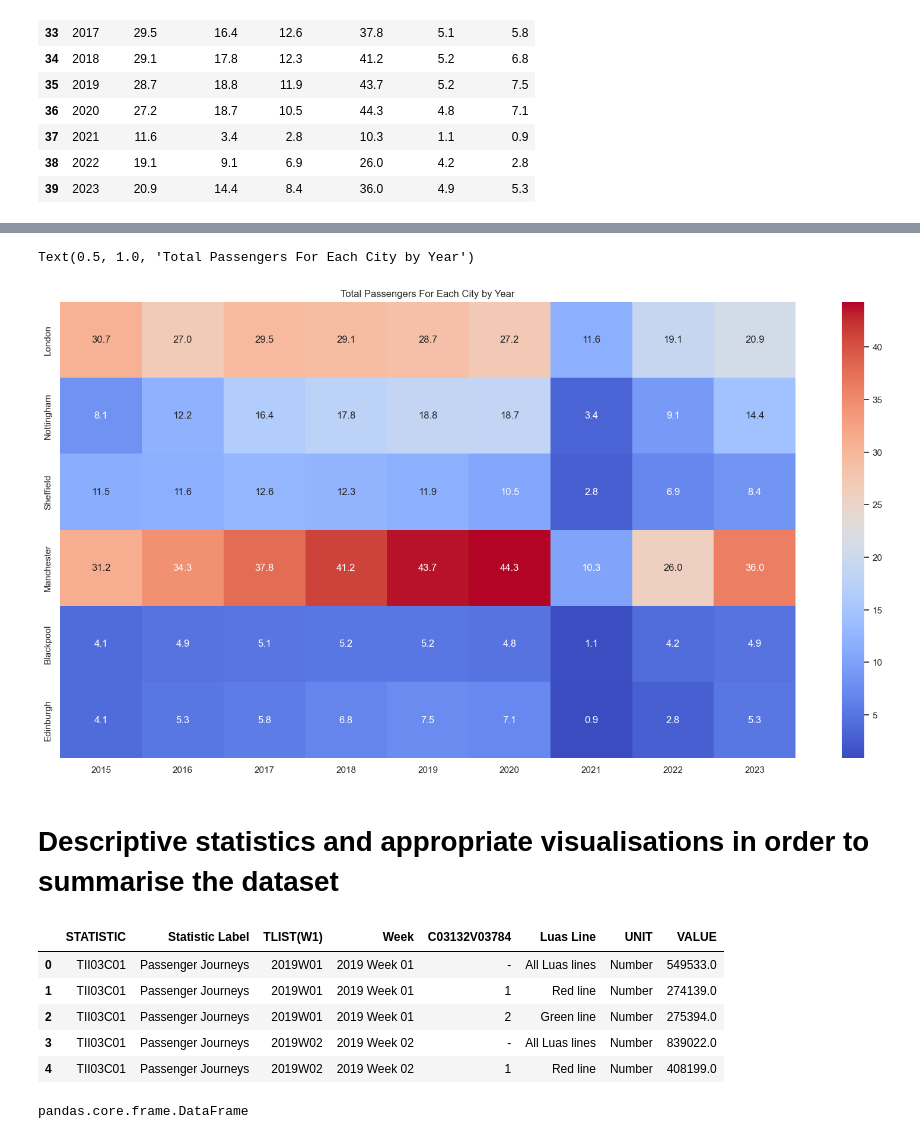
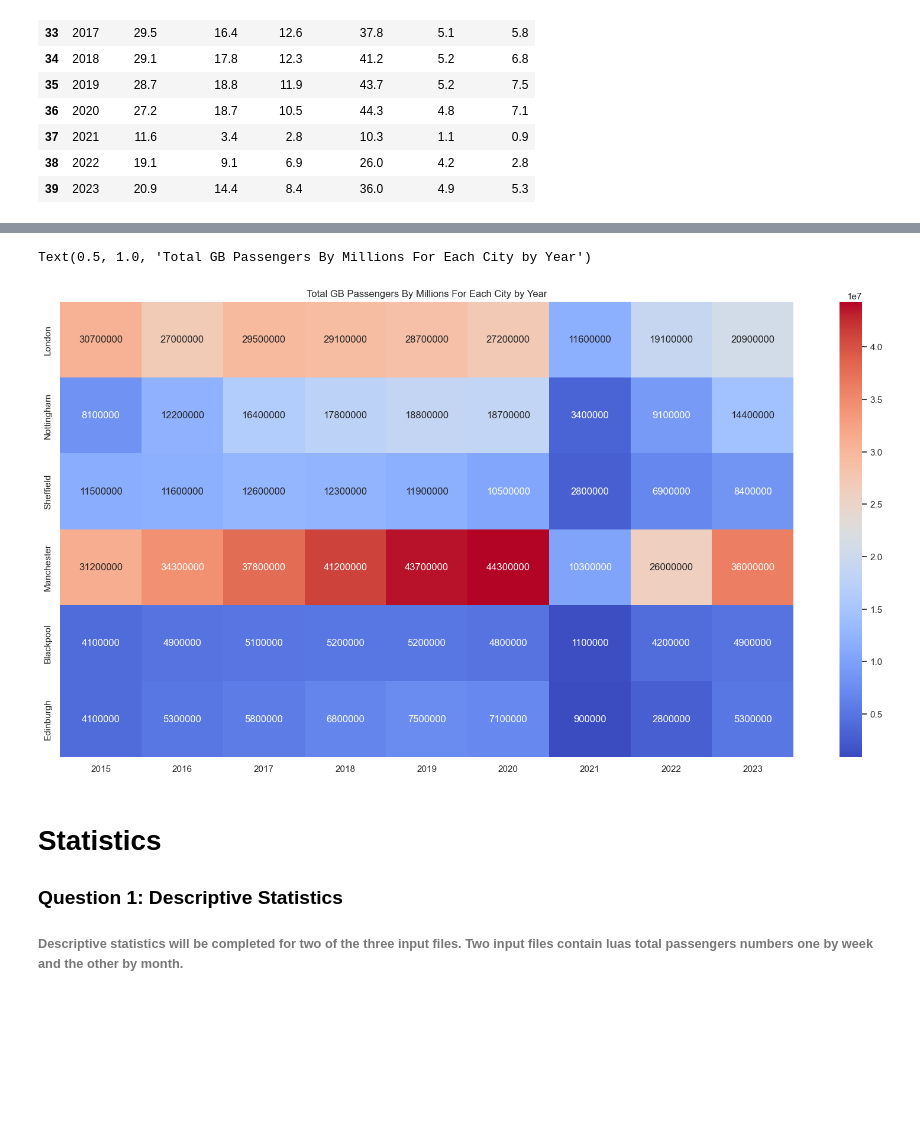
Before and after one commit to StphnKlly/DataAnalytics, a Jupyter notebook: CA2/MSC DA CA2 - Exploratory Data Analysis.ipynb, the cells around one changed output, grey strips where cells are left out. Drawn from its saved outputs; the diff is of its cells as text; code cells hidden in the pictures; blank space fills up the shorter version.

```diff
--- a/CA2/MSC DA CA2 - Exploratory Data Analysis.ipynb
+++ b/CA2/MSC DA CA2 - Exploratory Data Analysis.ipynb
@@ -806,11 +795,11 @@ df_GB_data.head(5)
 # EDA Step 5. Renaming the columns
 
 # Renaming the column names
-df_GB_data = df_GB_data.rename(columns={"Financial year ending March": "Year", "London Trams": "London",
+eda_gb_all_data_df = eda_gb_all_data_df.rename(columns={"Financial year ending March": "Year", "London Trams": "London",
                                         "Nottingham Express Transit": "Nottingham", "Sheffield Supertram": "Sheffield",
                                         "Manchester Metrolink [note 3]": "Manchester", "Blackpool Tramway": "Blackpool",
                                         "Edinburgh Trams": "Edinburgh"})
-df_GB_data.head(5)
+eda_gb_all_data_df.head(5)
 # %% [output]
 |  | Year | London | Nottingham | Sheffield | Manchester | Blackpool | Edinburgh |
 | 0 | 1984 | [w] | [w] | [w] | [w] | 6.2 | [w] |
@@ -847,8 +836,8 @@ dtype: int64
 # there are no null values found
 # the dataset does state: The symbol "[w]" is used to denote no data.
 # the symbol "[w]" will be replaced with zero
-df_GB_data = df_GB_data.replace('[w]', 0)
-df_GB_data.head()
+eda_gb_all_data_df = eda_gb_all_data_df.replace('[w]', 0)
+eda_gb_all_data_df.head()
 # %% [output]
 |  | Year | London | Nottingham | Sheffield | Manchester | Blackpool | Edinburgh |
 | 0 | 1984 | 0.0 | 0.0 | 0.0 | 0.0 | 6.2 | 0.0 |
@@ -881,5 +870,5 @@ df_GB_data.head()
 # %%
 # drop rows for years before 2015
 # years after 2015 have data for all selected cities
-GB_data_year_2015_onward = df_GB_data.truncate(before=31)
+eda_gb_2015_onward_data_df = eda_gb_all_data_df.truncate(before=31)
 # %%
@@ -942,21 +929,21 @@ plt.legend(loc='center left', bbox_to_anchor=(1.0, 0.5))
 # %%
 # merge arrays into single array
 # https://www.w3schools.com/python/numpy/numpy_array_join.asp
-gb_data_new_arr = np.array([london_arr, nottingham_arr, sheffield_arr,manchester_arr,blackpool_arr,edinburgh_arr])
+eda_gb_totals_list = np.array([eda_gb_london_list, eda_gb_nottingham_list, eda_gb_sheffield_list, eda_gb_manchester_list, eda_gb_blackpool_list, eda_gb_edinburgh_list])
 
 # convert numphy array to dataframe
 # https://www.geeksforgeeks.org/create-a-dataframe-from-a-numpy-array-and-specify-the-index-column-and-column-headers/
 # creating a list of index names
-index_values = ['London', 'Nottingham', 'Sheffield', 'Manchester', 'Blackpool', 'Edinburgh']
+eda_gb_city_list = ['London', 'Nottingham', 'Sheffield', 'Manchester', 'Blackpool', 'Edinburgh']
 
 # creating a list of column names
-column_values = ['2015', '2016', '2017', '2018', '2019', '2020',
+eda_gb_year_list = ['2015', '2016', '2017', '2018', '2019', '2020',
                 '2021', '2022', '2023']
 
 # creating the dataframe
-df_formatted_gb_totals = pd.DataFrame(data = gb_data_new_arr,
-                  index = index_values,
-                  columns = column_values)
+eda_gb_totals_df = pd.DataFrame(data = eda_gb_totals_list,
+                  index = eda_gb_city_list,
+                  columns = eda_gb_year_list)
 
 # displaying the dataframe
-#print(df_formatted_gb_totals)
+print(eda_gb_totals_df)
@@ -963,25 +966,13 @@ df_formatted_gb_totals = pd.DataFrame(data = gb_data_new_arr,
 # %%
 # finding the relations between the variables.
 plt.figure(figsize=(20,10))
-sns.heatmap(df_formatted_gb_totals,cmap="coolwarm", annot=True, fmt=".1f")
-plt.title('Total Passengers For Each City by Year') #add title
+sns.heatmap(eda_gb_totals_df,cmap="coolwarm", annot=True, fmt=".0f")
+plt.title('Total GB Passengers By Millions For Each City by Year') #add title
 # %% [output]
-Text(0.5, 1.0, 'Total Passengers For Each City by Year')
+Text(0.5, 1.0, 'Total GB Passengers By Millions For Each City by Year')
-[figure, old version]
+[figure, new version]
 # %% [markdown]
-# Descriptive statistics and appropriate visualisations in order to summarise the dataset
+# Statistics
+### Question 1: Descriptive Statistics
+
+###### Descriptive statistics will be completed for two of the three input files. Two input files contain luas total passengers numbers one by week and the other by month.
-# %%
-# Display first 5 rows of dataframe containing total passengers
-df_luas_totals_all_data.head()
-# %% [output]
-|  | STATISTIC | Statistic Label | TLIST(W1) | Week | C03132V03784 | Luas Line | UNIT | VALUE |
-| 0 | TII03C01 | Passenger Journeys | 2019W01 | 2019 Week 01 | - | All Luas lines | Number | 549533.0 |
-| 1 | TII03C01 | Passenger Journeys | 2019W01 | 2019 Week 01 | 1 | Red line | Number | 274139.0 |
-| 2 | TII03C01 | Passenger Journeys | 2019W01 | 2019 Week 01 | 2 | Green line | Number | 275394.0 |
-| 3 | TII03C01 | Passenger Journeys | 2019W02 | 2019 Week 02 | - | All Luas lines | Number | 839022.0 |
-| 4 | TII03C01 | Passenger Journeys | 2019W02 | 2019 Week 02 | 1 | Red line | Number | 408199.0 |
-# %%
-# Check to see what data type the df variable is
-type(df_luas_totals_all_data)
-# %% [output]
-pandas.core.frame.DataFrame
```
Also changed, not shown: parts of 169 cells of this notebook.
